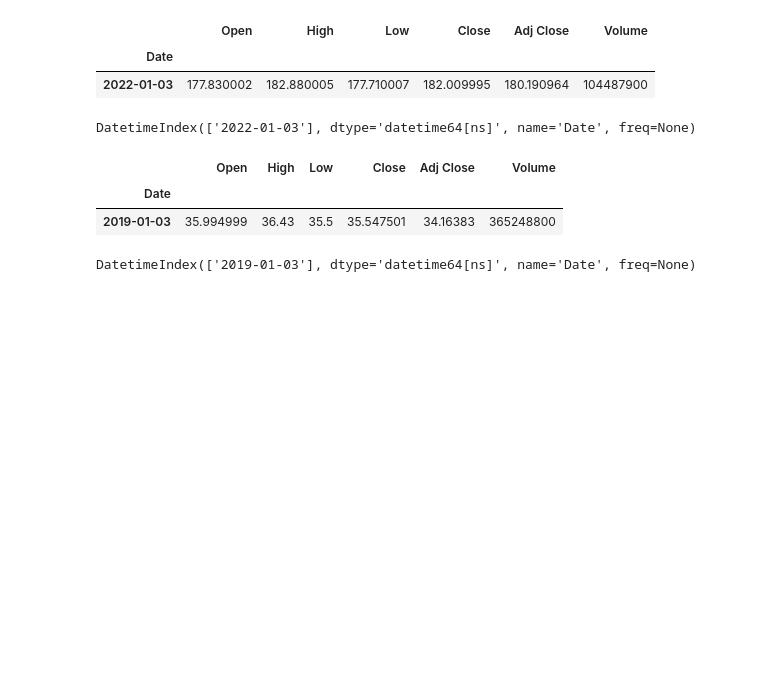
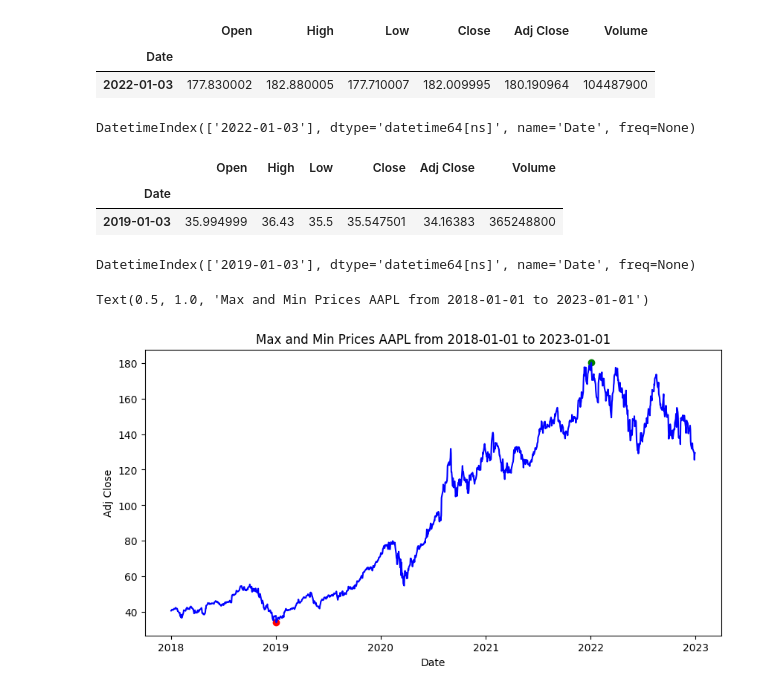
Before and after one commit to venidaydream/Intro_to_Big_Data, a Jupyter notebook: yahoo.ipynb, the cells around one changed output. Drawn from its saved outputs; the diff is of its cells as text; code cells hidden in the pictures; blank space fills up the shorter version.

```diff
--- a/yahoo.ipynb
+++ b/yahoo.ipynb
@@ -172,3 +172,16 @@ data_2_min_index = data_2_min.index
 data_2_min_index
 # %% [output]
 DatetimeIndex(['2019-01-03'], dtype='datetime64[ns]', name='Date', freq=None)
+# %%
+plt.figure(figsize=(10,5))
+plt.plot(data_2.index, data_2.values, color='blue')
+max=data_2.max()
+min=data_2.min()
+plt.scatter(data_2.idxmax(), max, color = 'green', label ='max')
+plt.scatter(data_2.idxmin(), min, color = 'red', label ='min')
+plt.xlabel('Date')
+plt.ylabel('Adj Close')
+plt.title(f'Max and Min Prices {symbol} from {start_date} to {end_date}')
+# %% [output]
+Text(0.5, 1.0, 'Max and Min Prices AAPL from 2018-01-01 to 2023-01-01')
+[figure, added]
```
